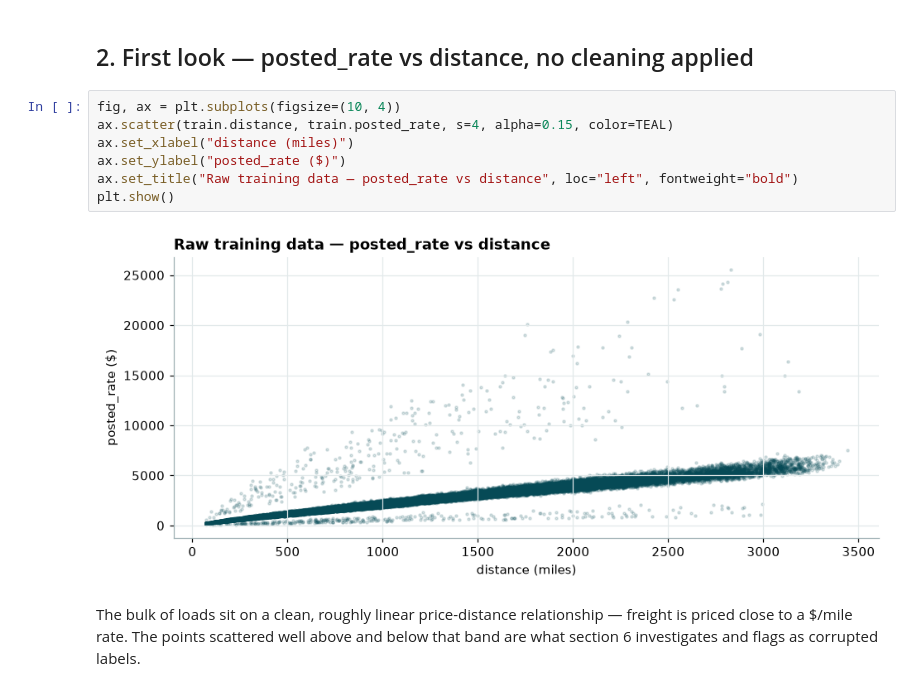
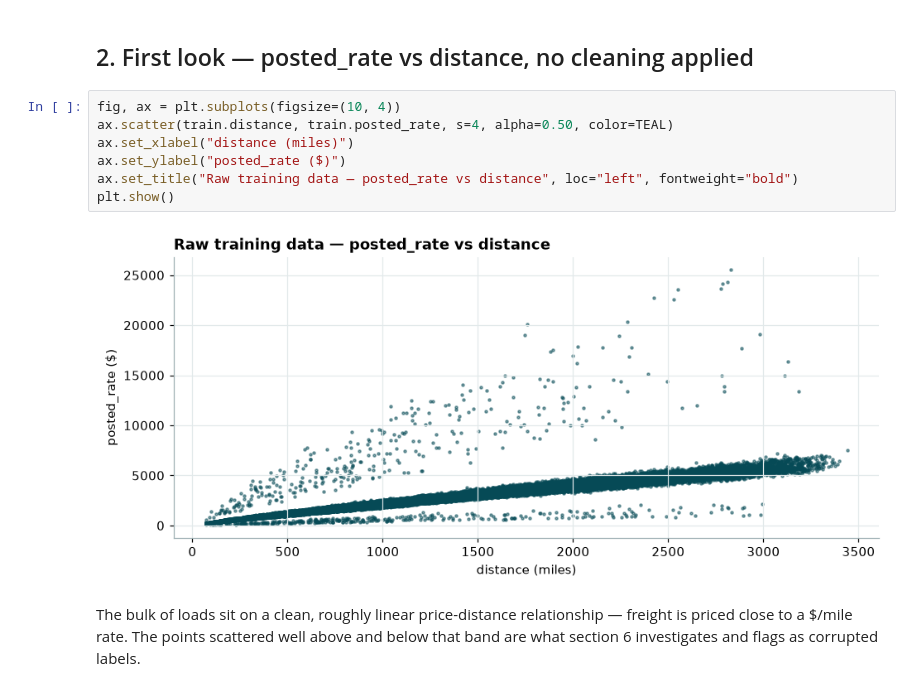
Before and after one commit to ZERO-70/ML_Assessment, a Jupyter notebook: notebooks/01_exploratory_analysis.ipynb, the cells around one changed output. Saved outputs shown, nothing was run; the diff lists cells and outputs as text.

```diff
--- a/notebooks/01_exploratory_analysis.ipynb
+++ b/notebooks/01_exploratory_analysis.ipynb
@@ -56,13 +56,13 @@ coordinates. Section 9 shows those are recoverable.
 ## 2. First look — posted_rate vs distance, no cleaning applied
 # %%
 fig, ax = plt.subplots(figsize=(10, 4))
-ax.scatter(train.distance, train.posted_rate, s=4, alpha=0.15, color=TEAL)
+ax.scatter(train.distance, train.posted_rate, s=4, alpha=0.50, color=TEAL)
 ax.set_xlabel("distance (miles)")
 ax.set_ylabel("posted_rate ($)")
 ax.set_title("Raw training data — posted_rate vs distance", loc="left", fontweight="bold")
 plt.show()
 # %% [output]
-[figure, old version]
+[figure, new version]
 # %% [markdown]
 The bulk of loads sit on a clean, roughly linear price-distance relationship —
 freight is priced close to a $/mile rate. The points scattered well above and
```
Also changed, not shown: parts of 1 cell of this notebook, 1 other file.
